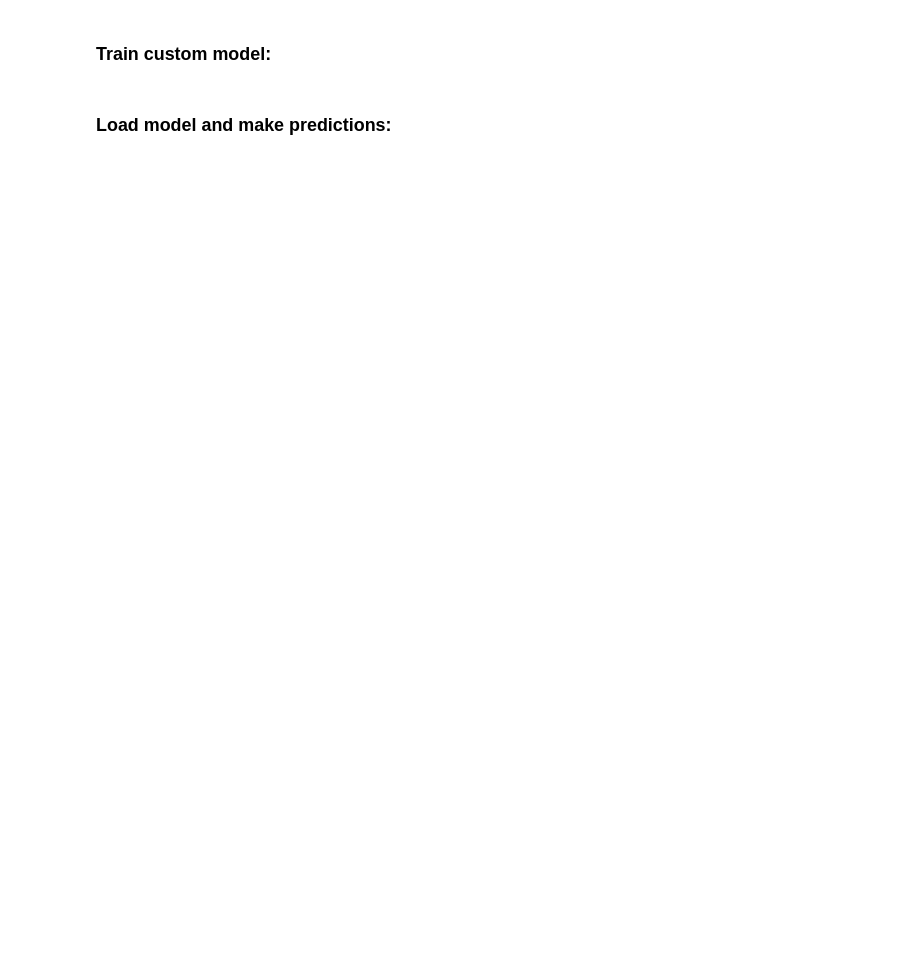
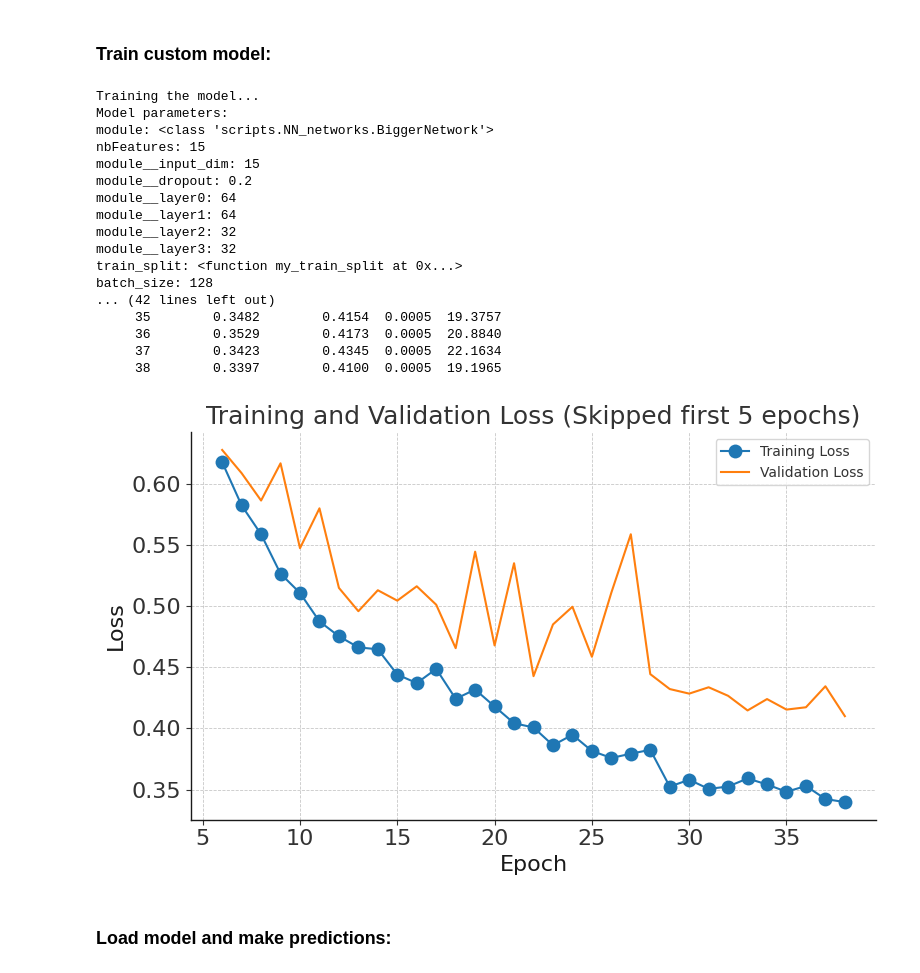
Before and after one commit to marvande/MassBalanceMachine, a Jupyter notebook: regions/French_Alps/3.2.2 Train-ML-model-NN.ipynb, the cells around one changed output. Cells and saved outputs as stored; diff of their text form; code cells hidden in the pictures; blank space fills up the shorter version.

```diff
--- a/regions/French_Alps/3.2.2 Train-ML-model-NN.ipynb
+++ b/regions/French_Alps/3.2.2 Train-ML-model-NN.ipynb
@@ -414,34 +499,53 @@ if TRAIN:
     # The dataset provided in fit is not used as the datasets are overwritten in the provided train_split function
 
     # Generate filename with current date
     current_date = datetime.now().strftime("%Y-%m-%d")
     model_filename = f"nn_model_{current_date}"
 
     plot_training_history(custom_nn, skip_first_n=5)
 
     # After Training: Best weights are already loaded
     # Save the model
     custom_nn.save_model(model_filename)
 
     # save params dic
     params_filename = f"nn_params_{current_date}.pkl"
 
     with open(f"models/{params_filename}", "wb") as f:
         pickle.dump(args, f)
 
 else:
     # Load model and set to CPU
-    model_filename = "nn_model_2025-06-17.pt"  # Replace with actual date if needed
+    model_filename = "nn_model_2025-06-17_geb.pt"  # Replace with actual date if needed
     loaded_model = mbm.models.CustomNeuralNetRegressor.load_model(
         cfg,
         model_filename,
         **{
             **args,
             **param_init
         },
     )
     loaded_model = loaded_model.set_params(device='cpu')
     loaded_model = loaded_model.to('cpu')
+# %% [output]
+Training the model...
+Model parameters:
+module: <class 'scripts.NN_networks.BiggerNetwork'>
+nbFeatures: 15
+module__input_dim: 15
+module__dropout: 0.2
+module__layer0: 64
+module__layer1: 64
+module__layer2: 32
+module__layer3: 32
+train_split: <function my_train_split at 0x...>
+batch_size: 128
+... (42 lines left out)
+     35        0.3482        0.4154  0.0005  19.3757
+     36        0.3529        0.4173  0.0005  20.8840
+     37        0.3423        0.4345  0.0005  22.1634
+     38        0.3397        0.4100  0.0005  19.1965
+[figure, added]
 # %% [markdown]
 ### Load model and make predictions:
 # %%
```
Also changed, not shown: parts of 14 cells of this notebook, 15 other files.
